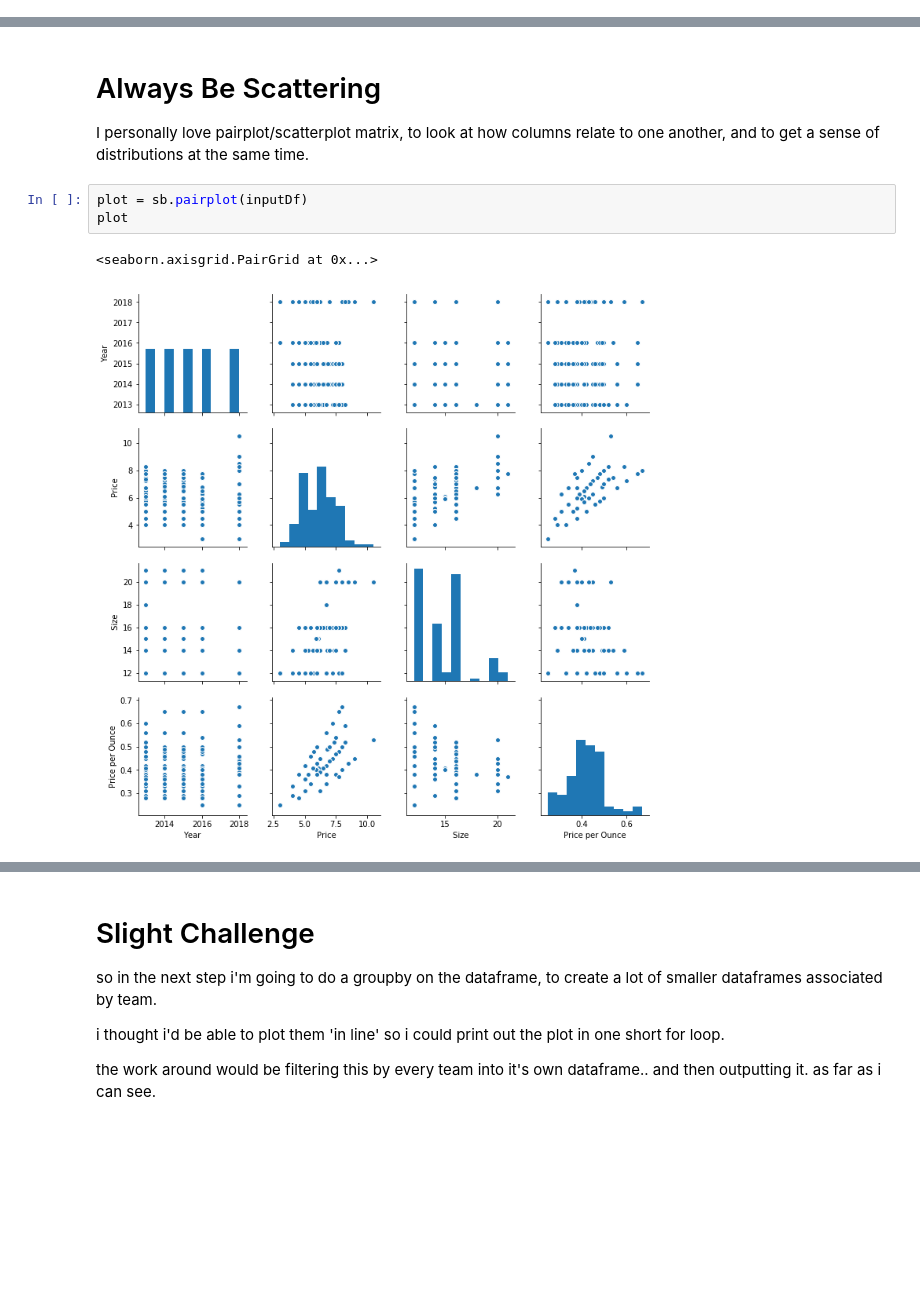
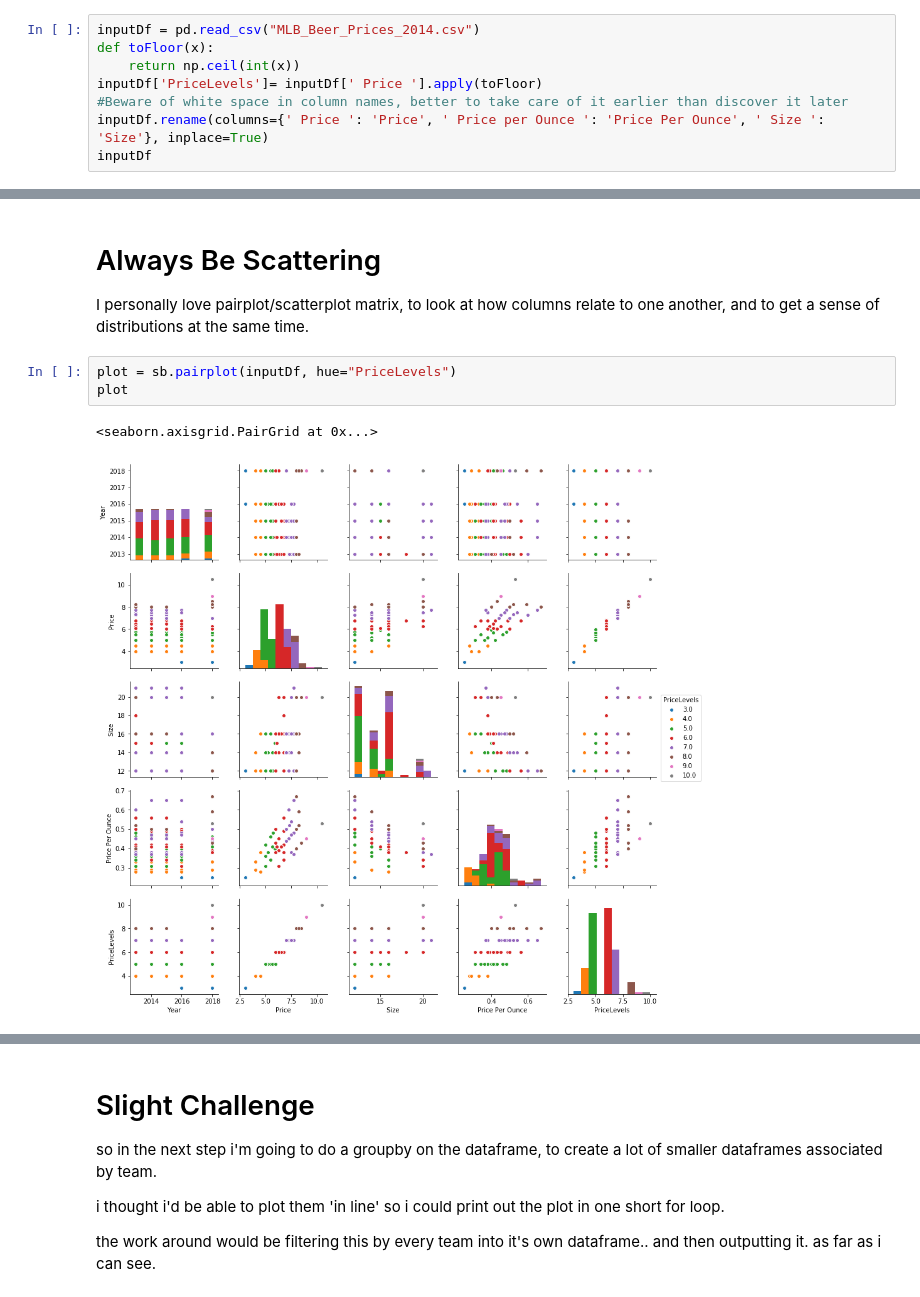
Before and after one commit to FreddosaurusRex/MakeOverMonday, a Jupyter notebook: MLBBeerNoteBook.ipynb, the cells around one changed output, grey strips where cells are left out. Saved outputs shown, nothing was run; the diff lists cells and outputs as text; blank space fills up the shorter version.

```diff
--- a/MLBBeerNoteBook.ipynb
+++ b/MLBBeerNoteBook.ipynb
@@ -40,0 +19,8 @@ inputDf
+# %%
+inputDf = pd.read_csv("MLB_Beer_Prices_2014.csv")
+def toFloor(x):
+    return np.ceil(int(x))
+inputDf['PriceLevels']= inputDf[' Price '].apply(toFloor)
+#Beware of white space in column names, better to take care of it earlier than discover it later
+inputDf.rename(columns={' Price ': 'Price', ' Price per Ounce ': 'Price Per Ounce', ' Size ': 'Size'}, inplace=True)
+inputDf
@@ -44,8 +49,8 @@ inputDf
 I personally love pairplot/scatterplot matrix, to look at how columns
 relate to one another, and to get a sense of distributions at the same time.
 # %%
-plot = sb.pairplot(inputDf)
+plot = sb.pairplot(inputDf, hue="PriceLevels")
 plot
 # %% [output]
 <seaborn.axisgrid.PairGrid at 0x...>
-[figure, old version]
+[figure, new version]
```
Also changed, not shown: parts of 4 cells of this notebook.
